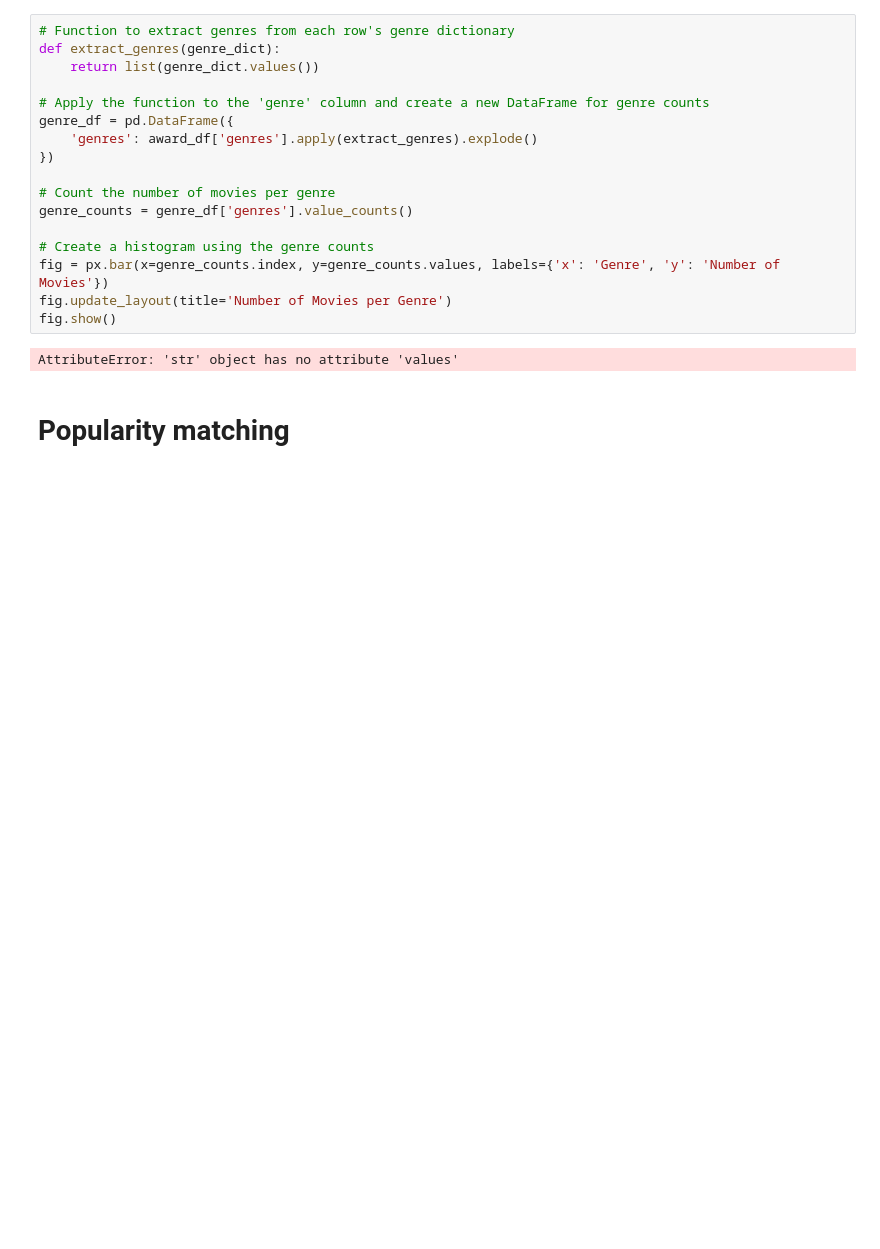
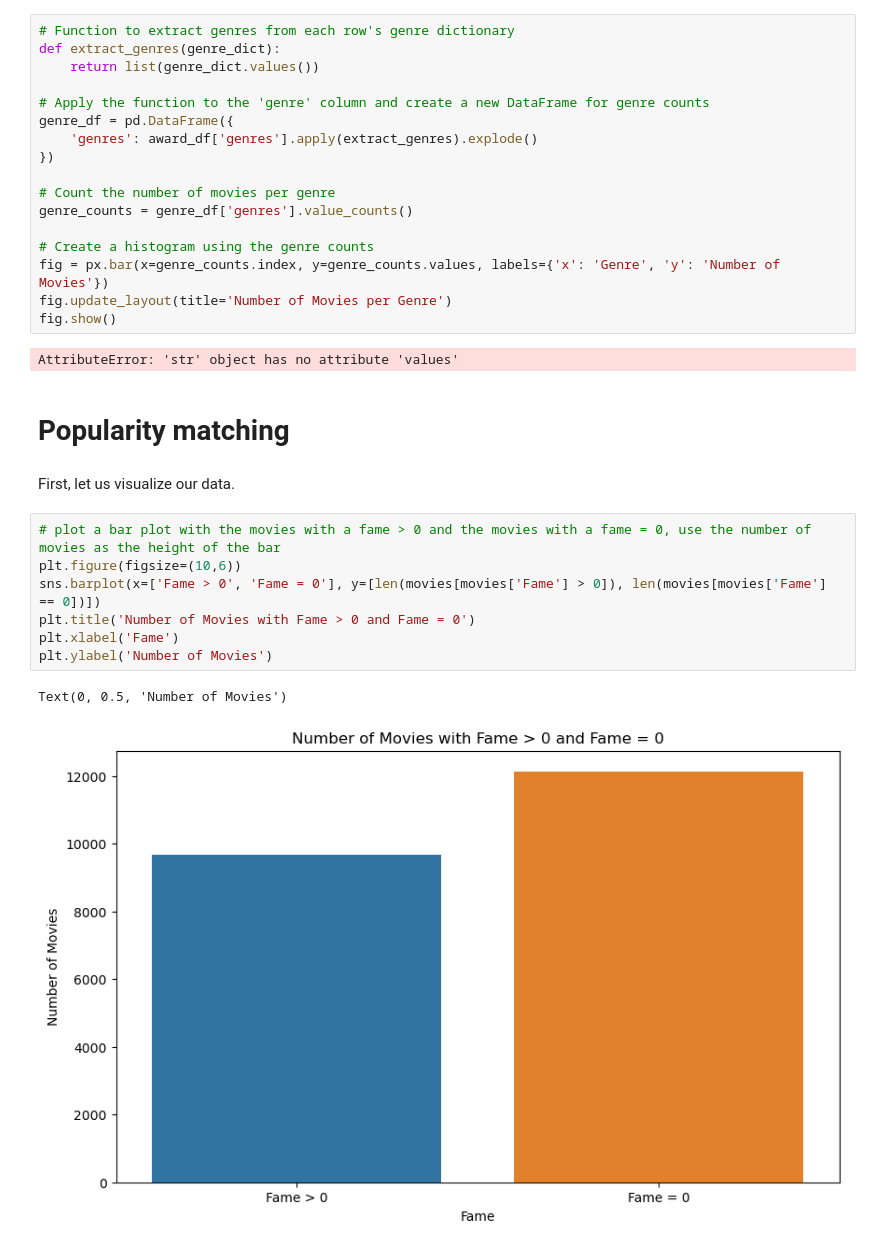
Before and after one commit to epfl-ada/ada-2023-project-shinebrightlikeadamon, a Jupyter notebook: fame_pop_analysis.ipynb, the cells around one changed output. Saved outputs shown, nothing was run; the diff lists cells and outputs as text; blank space fills up the shorter version.

Commit message:
Update fame_pop_analysis.ipynb
initial analysis for fame

```diff
--- a/fame_pop_analysis.ipynb
+++ b/fame_pop_analysis.ipynb
@@ -230,3 +232,15 @@ fig.show()
 AttributeError: 'str' object has no attribute 'values'
 # %% [markdown]
 # Popularity matching
+# %% [markdown]
+First, let us visualize our data.
+# %%
+# plot a bar plot with the movies with a fame > 0 and the movies with a fame = 0, use the number of movies as the height of the bar
+plt.figure(figsize=(10,6))
+sns.barplot(x=['Fame > 0', 'Fame = 0'], y=[len(movies[movies['Fame'] > 0]), len(movies[movies['Fame'] == 0])])
+plt.title('Number of Movies with Fame > 0 and Fame = 0')
+plt.xlabel('Fame')
+plt.ylabel('Number of Movies')
+# %% [output]
+Text(0, 0.5, 'Number of Movies')
+[figure, added]
```
Also changed, not shown: parts of 12 cells of this notebook.
